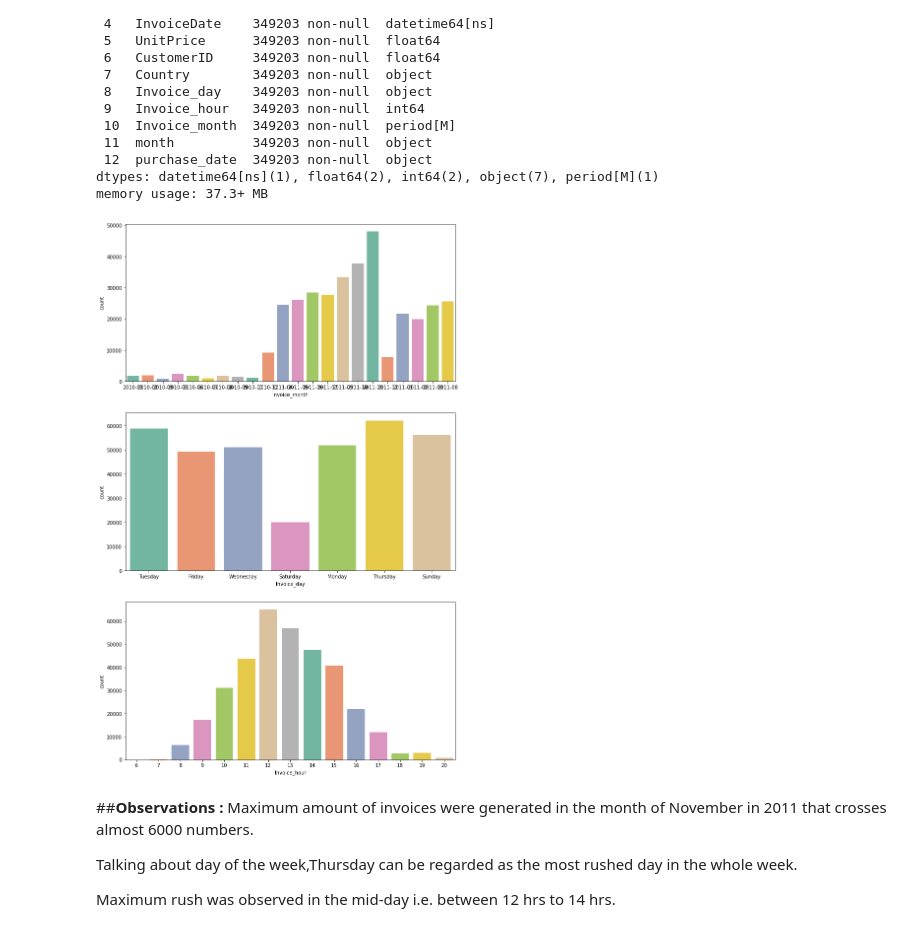
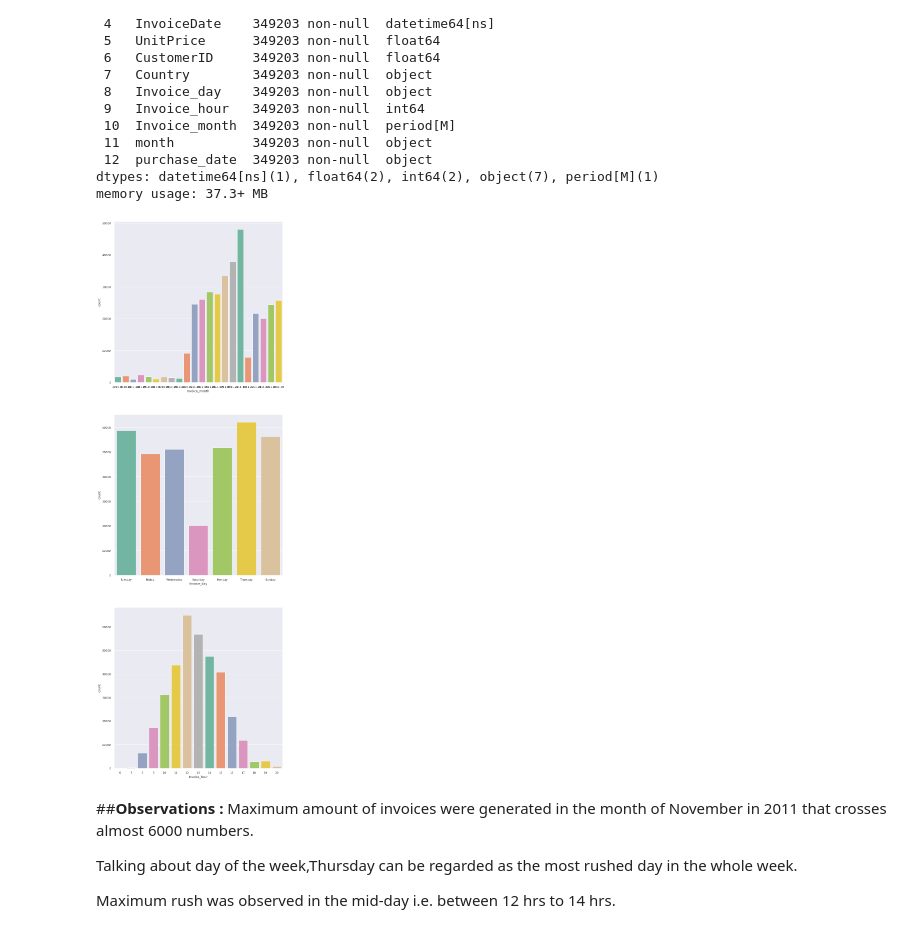
Before and after one commit to ssweta3seal/Customer_Segmentation, a Jupyter notebook: Copy_of_Online_Retail_Customer_Segmentation_Capstone_Project.ipynb, the cells around one changed output. Saved outputs shown, nothing was run; the diff lists cells and outputs as text; code cells hidden in the pictures.

```diff
--- a/Copy_of_Online_Retail_Customer_Segmentation_Capstone_Project.ipynb
+++ b/Copy_of_Online_Retail_Customer_Segmentation_Capstone_Project.ipynb
@@ -452,13 +451,13 @@ dtypes: datetime64[ns](1), float64(2), int64(2), object(7), period[M](1)
 memory usage: 37.3+ MB
 # %%
 columns = ['Invoice_month','Invoice_day','Invoice_hour']
-fig = plt.figure(figsize=(12,20))
+fig = plt.figure(figsize=(12,40))
 for i in range(len(columns)):
   col=columns[i]
   sub=fig.add_subplot(3,1,i+1)
   chart = sns.countplot(data=uk_data,x=col,palette="Set2")
 # %% [output]
-[figure, old version]
+[figure, new version]
 # %% [markdown]
 ##**Observations :**
 Maximum amount of invoices were generated in the month of November in 2011 that crosses almost 6000 numbers.
```
Also changed, not shown: parts of 24 cells of this notebook.
